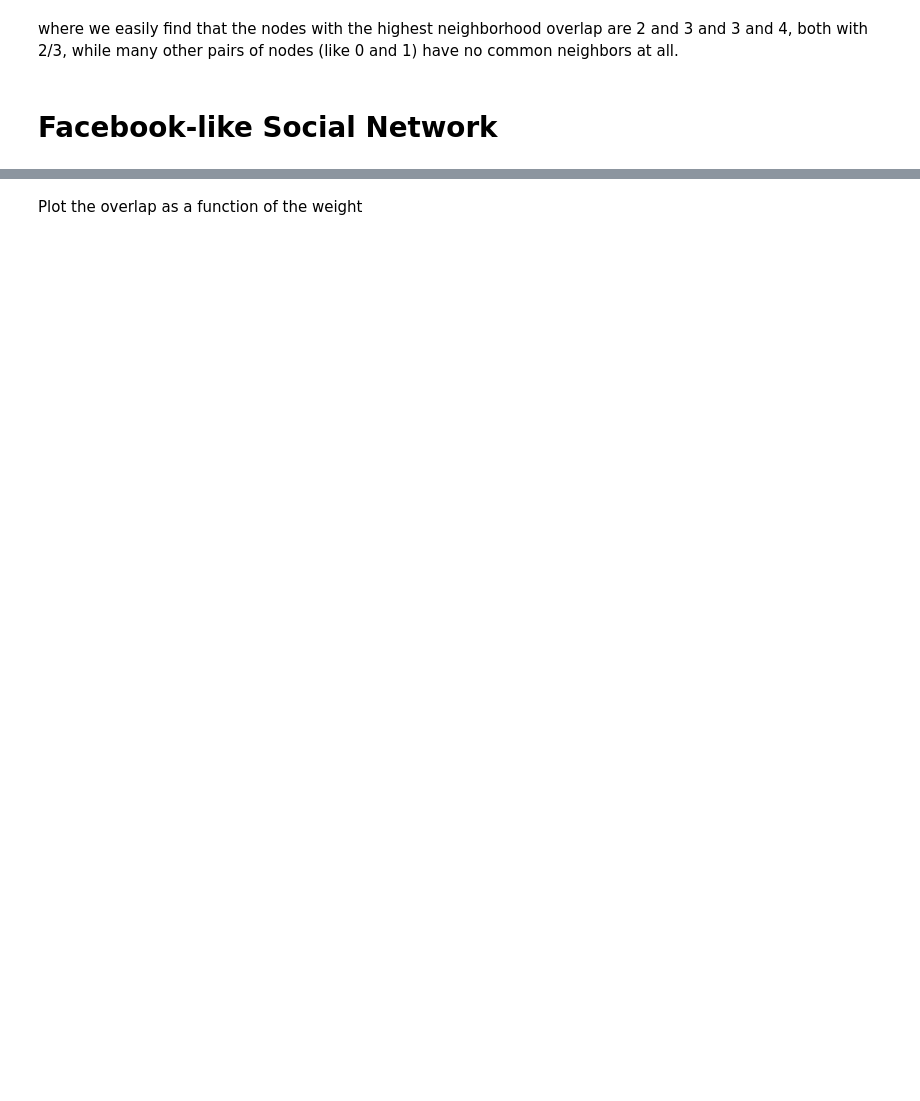
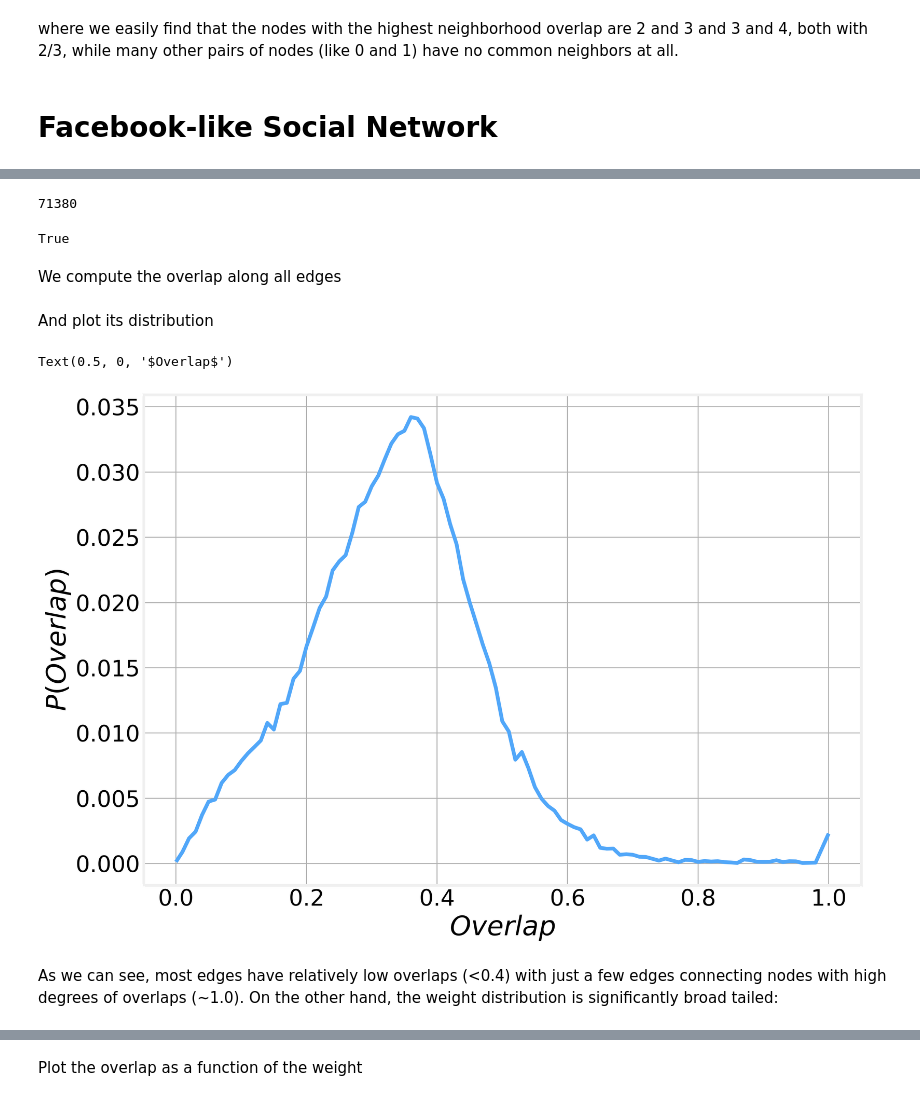
Before and after one commit to DataForScience/Graphs4Sci, a Jupyter notebook: Edge Weight and Network structure.ipynb, the cells around one changed output, grey strips where cells are left out. Cells and saved outputs as stored; diff of their text form; code cells hidden in the pictures; blank space fills up the shorter version.

```diff
--- a/Edge Weight and Network structure.ipynb
+++ b/Edge Weight and Network structure.ipynb
@@ -167,5 +167,5 @@ where we easily find that the nodes with the highest neighborhood overlap are 2
 # %%
 data = pd.read_csv('data/OF_one-mode_weightedmsg_sum.txt', sep=' ', header=None)
 # %%
-G = nx.DiGraph()
+G = nx.Graph()
 G.add_weighted_edges_from(data.values)
@@ -172,2 +179,29 @@ G.add_weighted_edges_from(data.values)
+# %%
+E = G.number_of_edges()
+E
+# %% [output]
+71380
+# %%
+nx.is_connected(G)
+# %% [output]
+True
+# %% [markdown]
+We compute the overlap along all edges
 # %%
 overlap = get_overlap(G)
+# %% [markdown]
+And plot its distribution
+# %%
+overlap_dist = pd.DataFrame(Counter(np.round(list(overlap.values()), 2)).items())
+overlap_dist[1] /= E
+overlap_dist.columns = ['Overlap', 'P(Overlap)']
+overlap_dist.sort_values('Overlap', inplace=True)
+# %%
+ax = overlap_dist.plot(x='Overlap', y='P(Overlap)', legend=None)
+ax.set_ylabel(r'$P\left(Overlap\right)$')
+ax.set_xlabel(r'$Overlap$')
+# %% [output]
+Text(0.5, 0, '$Overlap$')
+[figure, added]
+# %% [markdown]
+As we can see, most edges have relatively low overlaps (<0.4) with just a few edges connecting nodes with high degrees of overlaps (~1.0). On the other hand, the weight distribution is significantly broad tailed:
```
Also changed, not shown: parts of 16 cells of this notebook.
